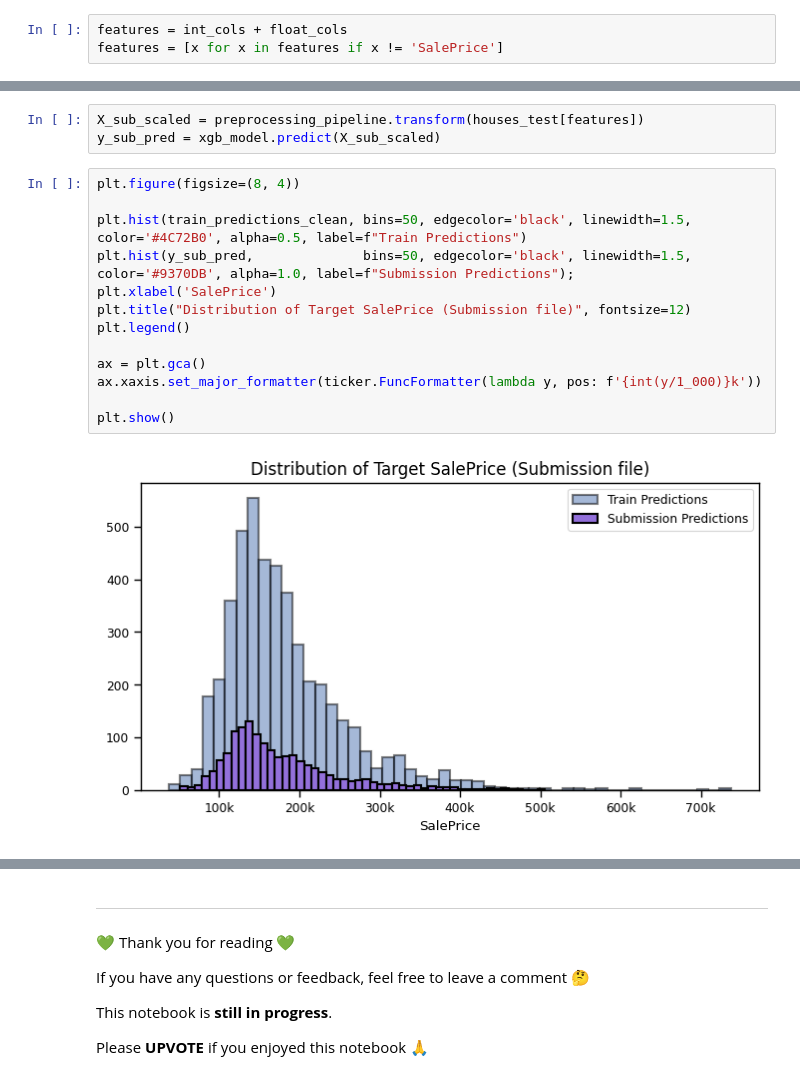
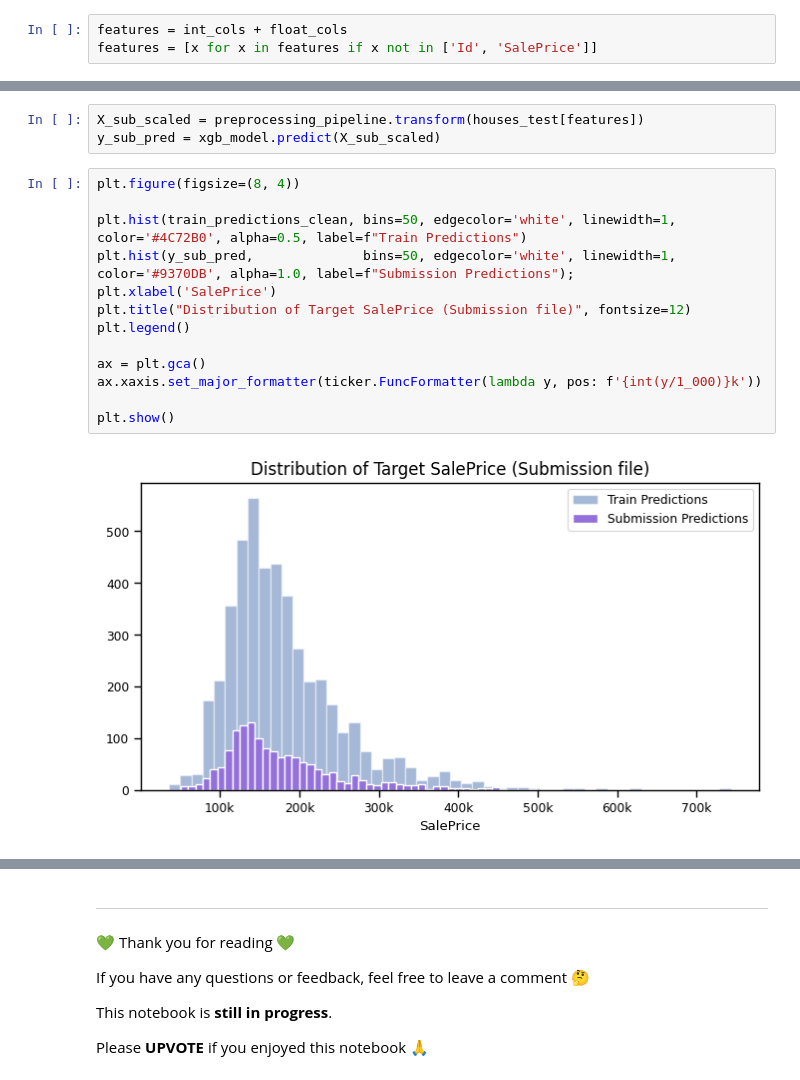
Before and after one commit to PeeteKeesel/kaggle-verse, a Jupyter notebook: competition-house-price-prediction.ipynb, the cells around one changed output, grey strips where cells are left out. Drawn from its saved outputs; the diff is of its cells as text.

```diff
--- a/competition-house-price-prediction.ipynb
+++ b/competition-house-price-prediction.ipynb
@@ -87,7 +89,7 @@ SalePrice          int64
 Length: 81, dtype: object
 # %%
 features = int_cols + float_cols
-features = [x for x in features if x != 'SalePrice']
+features = [x for x in features if x not in ['Id', 'SalePrice']]
 # %%
 temp = houses[features]
 
@@ -371,18 +406,18 @@ y_sub_pred = xgb_model.predict(X_sub_scaled)
 # %%
 plt.figure(figsize=(8, 4))
 
-plt.hist(train_predictions_clean, bins=50, edgecolor='black', linewidth=1.5, color='#4C72B0', alpha=0.5, label=f"Train Predictions")
-plt.hist(y_sub_pred,              bins=50, edgecolor='black', linewidth=1.5, color='#9370DB', alpha=1.0, label=f"Submission Predictions");
+plt.hist(train_predictions_clean, bins=50, edgecolor='white', linewidth=1, color='#4C72B0', alpha=0.5, label=f"Train Predictions")
+plt.hist(y_sub_pred,              bins=50, edgecolor='white', linewidth=1, color='#9370DB', alpha=1.0, label=f"Submission Predictions");
 plt.xlabel('SalePrice')
 plt.title("Distribution of Target SalePrice (Submission file)", fontsize=12)
 plt.legend()
 
 ax = plt.gca()
 ax.xaxis.set_major_formatter(ticker.FuncFormatter(lambda y, pos: f'{int(y/1_000)}k'))
 
 plt.show()
 # %% [output]
-[figure, old version]
+[figure, new version]
 # %%
 fig, axes = plt.subplots(figsize=(6, 3))
 
```
Also changed, not shown: parts of 13 cells of this notebook.
